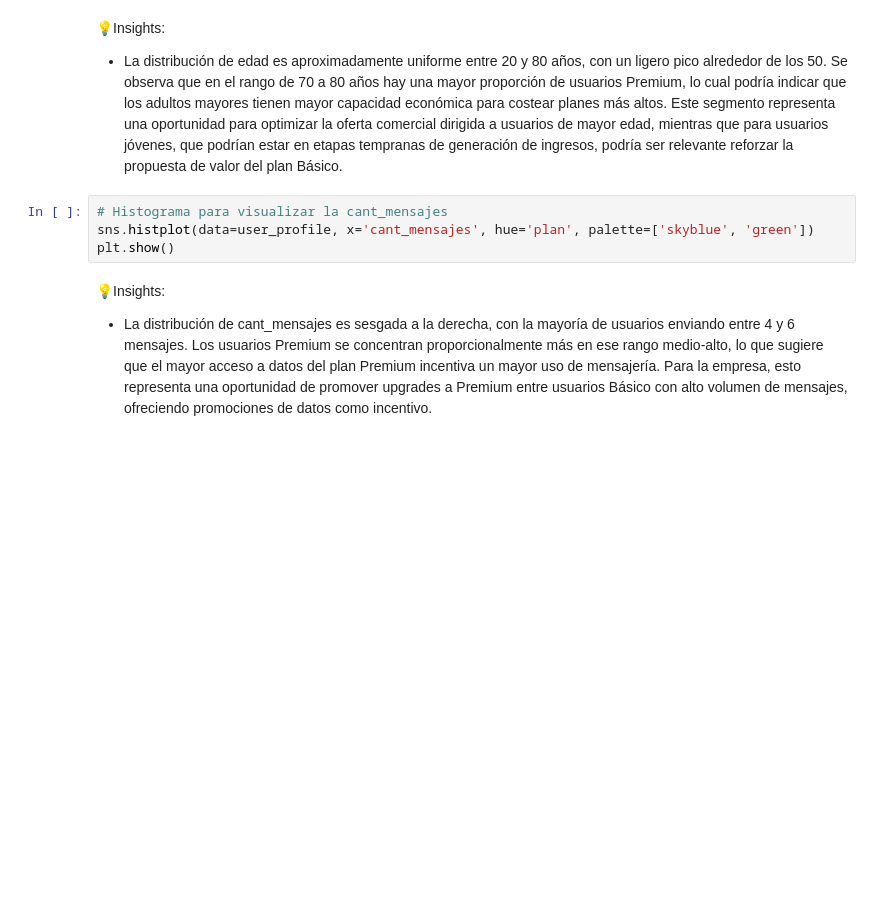
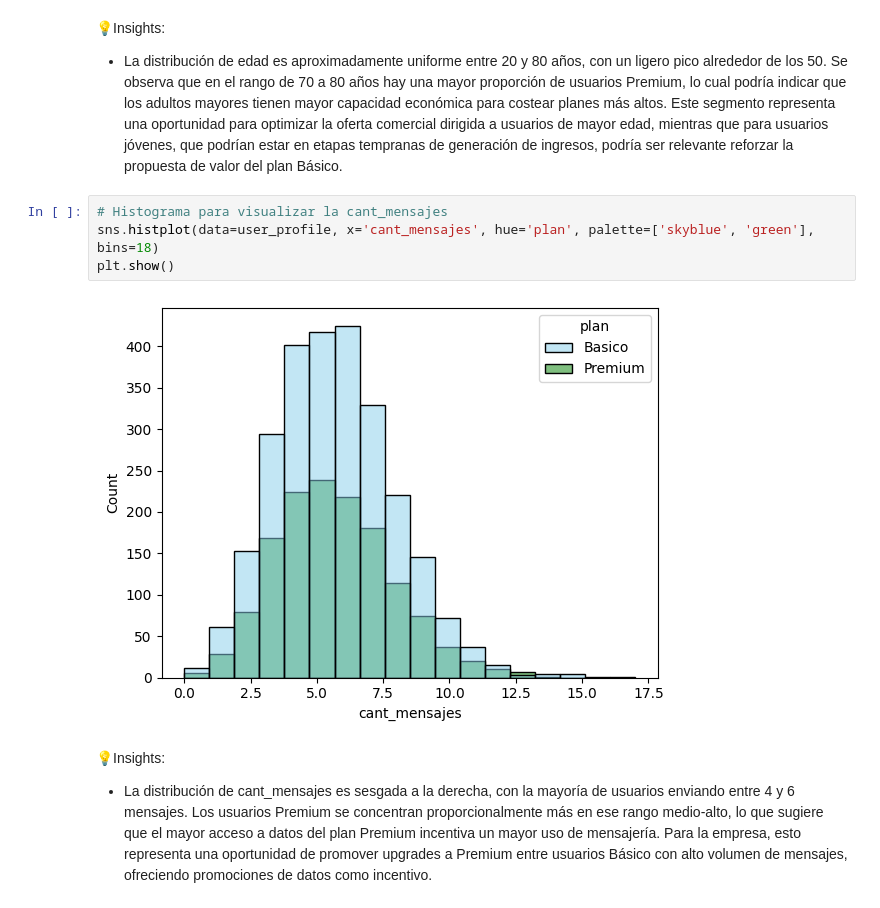
Before and after one commit to DebbieJara/connectatel-analysis, a Jupyter notebook: Project_ConnectaTel.ipynb, the cells around one changed output. Drawn from its saved outputs; the diff is of its cells as text; blank space fills up the shorter version.

```diff
--- a/Project_ConnectaTel.ipynb
+++ b/Project_ConnectaTel.ipynb
@@ -433,8 +560,10 @@ plt.show()
 - La distribución de edad es aproximadamente uniforme entre 20 y 80 años, con un ligero pico alrededor de los 50. Se observa que en el rango de 70 a 80 años hay una mayor proporción de usuarios Premium, lo cual podría indicar que los adultos mayores tienen mayor capacidad económica para costear planes más altos. Este segmento representa una oportunidad para optimizar la oferta comercial dirigida a usuarios de mayor edad, mientras que para usuarios jóvenes, que podrían estar en etapas tempranas de generación de ingresos, podría ser relevante reforzar la propuesta de valor del plan Básico.
 # %%
 # Histograma para visualizar la cant_mensajes
-sns.histplot(data=user_profile, x='cant_mensajes', hue='plan', palette=['skyblue', 'green'])
+sns.histplot(data=user_profile, x='cant_mensajes', hue='plan', palette=['skyblue', 'green'], bins=18)
 plt.show()
+# %% [output]
+[figure, added]
 # %% [markdown]
 💡Insights:
 - La distribución de cant_mensajes es sesgada a la derecha, con la mayoría de usuarios enviando entre 4 y 6 mensajes. Los usuarios Premium se concentran proporcionalmente más en ese rango medio-alto, lo que sugiere que el mayor acceso a datos del plan Premium incentiva un mayor uso de mensajería. Para la empresa, esto representa una oportunidad de promover upgrades a Premium entre usuarios Básico con alto volumen de mensajes, ofreciendo promociones de datos como incentivo.
```
Also changed, not shown: parts of 77 cells of this notebook.
